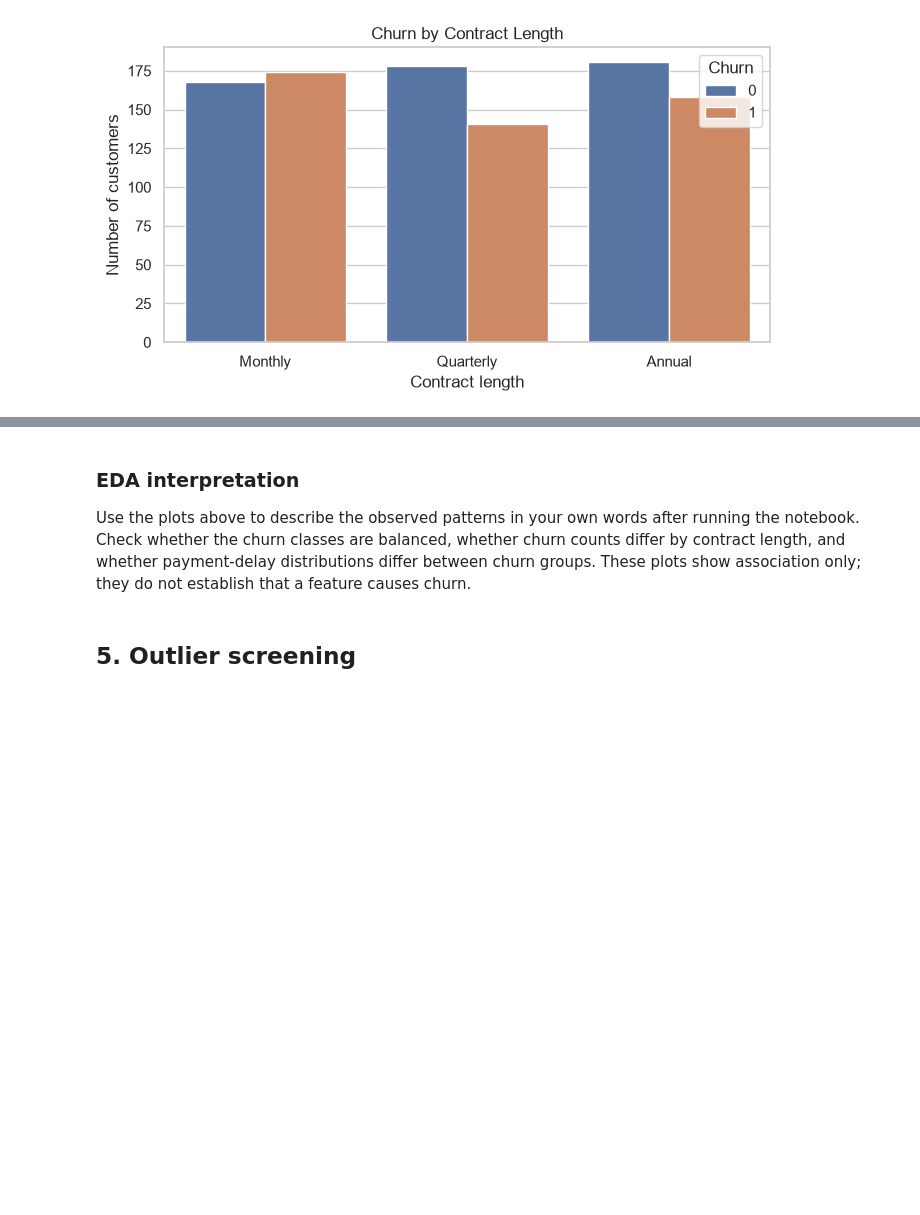
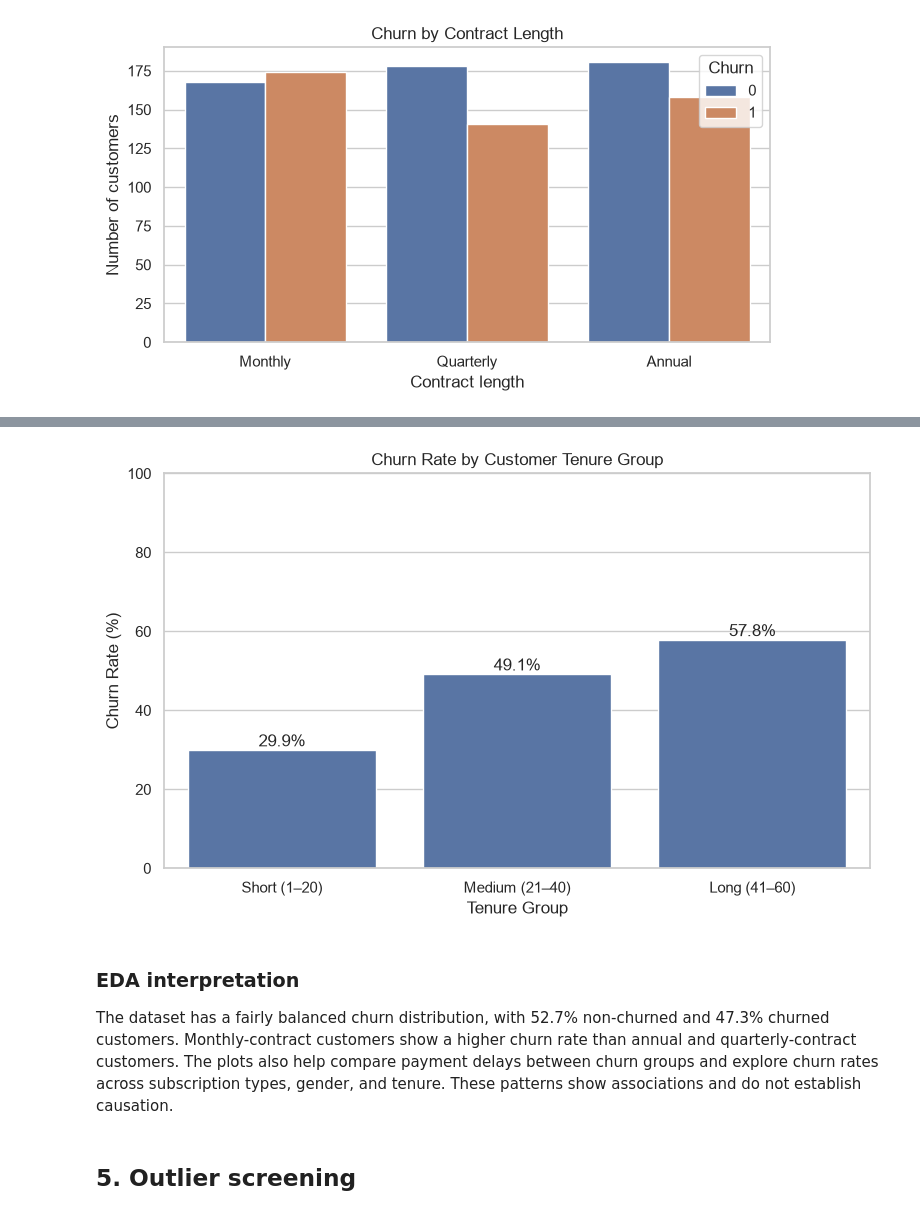
Before and after one commit to aroobacodes23/ML-PROJECT, a Jupyter notebook: Assignment-1/Part1_Customer_Churn.ipynb, the cells around one changed output, grey strips where cells are left out. Drawn from its saved outputs; the diff is of its cells as text; code cells hidden in the pictures; blank space fills up the shorter version.

Commit message:
Update Part 1 notebook

```diff
--- a/Assignment-1/Part1_Customer_Churn.ipynb
+++ b/Assignment-1/Part1_Customer_Churn.ipynb
@@ -141,7 +207,42 @@ plt.show()
+# %%
+
+# Churn rate by tenure group
+
+df["Tenure Group"] = pd.cut(
+    df["Tenure"],
+    bins=[0, 20, 40, 60],
+    labels=["Short (1–20)", "Medium (21–40)", "Long (41–60)"]
+)
+
+tenure_summary = (
+    df.groupby("Tenure Group", observed=True)["Churn"]
+    .mean()
+    .mul(100)
+    .reset_index(name="Churn Rate (%)")
+)
+
+plt.figure(figsize=(8, 5))
+ax = sns.barplot(
+    data=tenure_summary,
+    x="Tenure Group",
+    y="Churn Rate (%)"
+)
+
+plt.title("Churn Rate by Customer Tenure Group")
+plt.xlabel("Tenure Group")
+plt.ylabel("Churn Rate (%)")
+plt.ylim(0, 100)
+
+for i, rate in enumerate(tenure_summary["Churn Rate (%)"]):
+    ax.text(i, rate + 1, f"{rate:.1f}%", ha="center")
+
+plt.tight_layout()
+plt.show()
+# %% [output]
+[figure, added]
 # %% [markdown]
 ### EDA interpretation
-
-Use the plots above to describe the observed patterns in your own words after running the notebook. Check whether the churn classes are balanced, whether churn counts differ by contract length, and whether payment-delay distributions differ between churn groups. These plots show association only; they do not establish that a feature causes churn.
+The dataset has a fairly balanced churn distribution, with 52.7% non-churned and 47.3% churned customers. Monthly-contract customers show a higher churn rate than annual and quarterly-contract customers. The plots also help compare payment delays between churn groups and explore churn rates across subscription types, gender, and tenure. These patterns show associations and do not establish causation.
 # %% [markdown]
 ## 5. Outlier screening
 # %%
```
Also changed, not shown: parts of 9 cells of this notebook.
